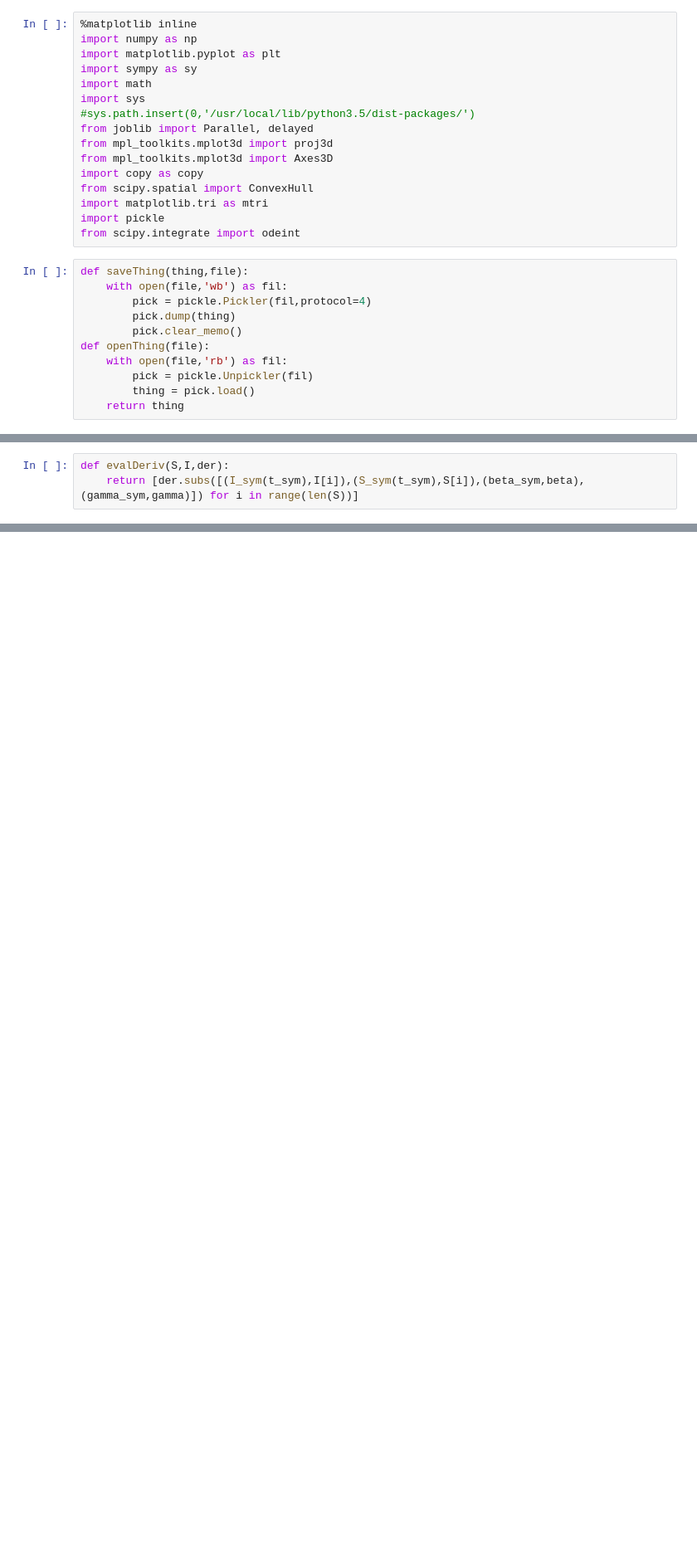
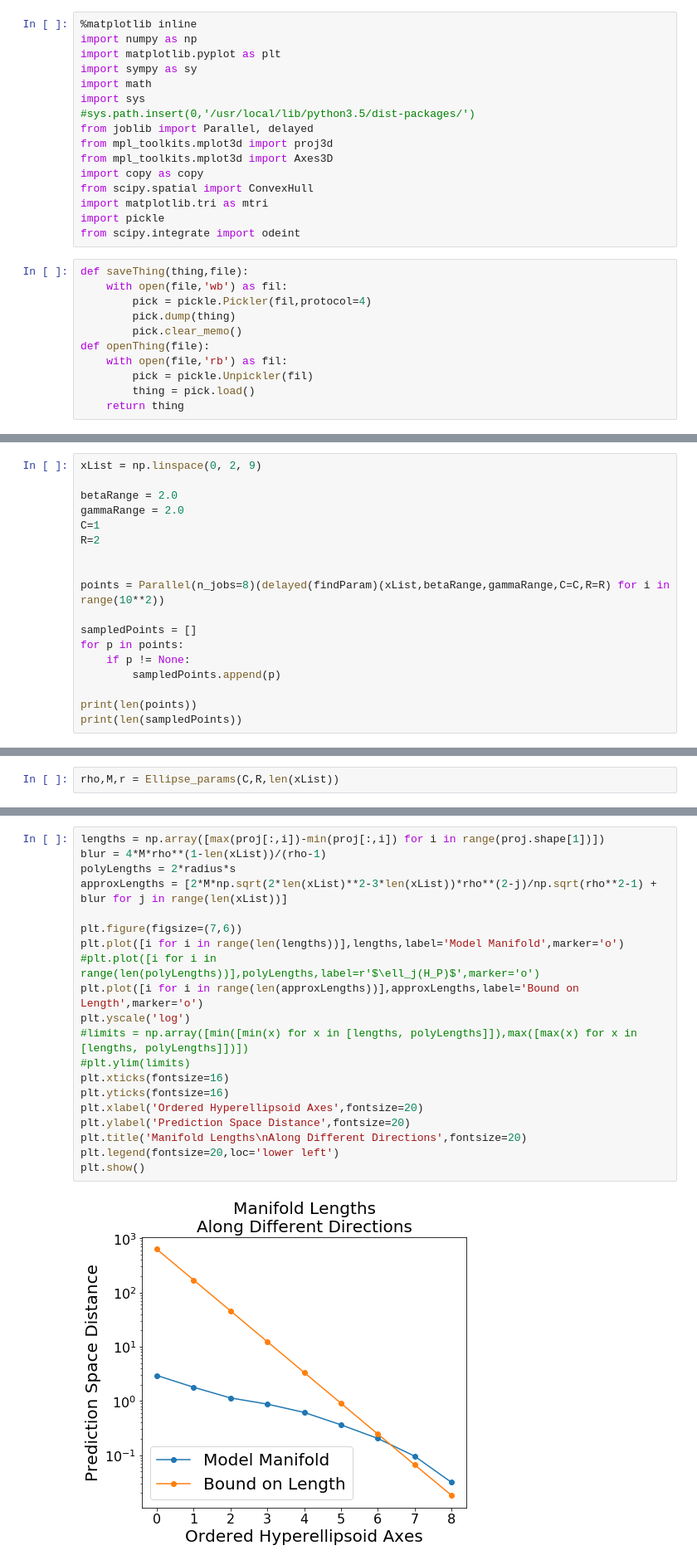
Before and after one commit to katnquinn/Bounding_Model_Predictions, a Jupyter notebook: SIR.ipynb, the cells around one changed output, grey strips where cells are left out. Shown at 83% size. Cells and saved outputs as stored; diff of their text form; blank space fills up the shorter version.

```diff
--- a/SIR.ipynb
+++ b/SIR.ipynb
@@ -119,3 +69,0 @@ for i in range(2):
-# %%
-def evalDeriv(S,I,der):
-    return [der.subs([(I_sym(t_sym),I[i]),(S_sym(t_sym),S[i]),(beta_sym,beta),(gamma_sym,gamma)]) for i in range(len(S))]
@@ -133,0 +109,18 @@ plt.show()
+# %%
+xList = np.linspace(0, 2, 9)
+
+betaRange = 2.0
+gammaRange = 2.0
+C=1
+R=2
+
+
+points = Parallel(n_jobs=8)(delayed(findParam)(xList,betaRange,gammaRange,C=C,R=R) for i in range(10**2))
+
+sampledPoints = []
+for p in points:
+    if p != None:
+        sampledPoints.append(p)
+
+print(len(points))
+print(len(sampledPoints))
@@ -133,0 +130,2 @@ plt.show()
+# %%
+rho,M,r = Ellipse_params(C,R,len(xList))
@@ -133,0 +188,22 @@ plt.show()
+# %%
+lengths = np.array([max(proj[:,i])-min(proj[:,i]) for i in range(proj.shape[1])])
+blur = 4*M*rho**(1-len(xList))/(rho-1)
+polyLengths = 2*radius*s
+approxLengths = [2*M*np.sqrt(2*len(xList)**2-3*len(xList))*rho**(2-j)/np.sqrt(rho**2-1) + blur for j in range(len(xList))]
+
+plt.figure(figsize=(7,6))
+plt.plot([i for i in range(len(lengths))],lengths,label='Model Manifold',marker='o')
+#plt.plot([i for i in range(len(polyLengths))],polyLengths,label=r'$\ell_j(H_P)$',marker='o')
+plt.plot([i for i in range(len(approxLengths))],approxLengths,label='Bound on Length',marker='o')
+plt.yscale('log')
+#limits = np.array([min([min(x) for x in [lengths, polyLengths]]),max([max(x) for x in [lengths, polyLengths]])])
+#plt.ylim(limits)
+plt.xticks(fontsize=16)
+plt.yticks(fontsize=16)
+plt.xlabel('Ordered Hyperellipsoid Axes',fontsize=20)
+plt.ylabel('Prediction Space Distance',fontsize=20)
+plt.title('Manifold Lengths\nAlong Different Directions',fontsize=20)
+plt.legend(fontsize=20,loc='lower left')
+plt.show()
+# %% [output]
+[figure, added]
```
Also changed, not shown: parts of 13 cells of this notebook.
